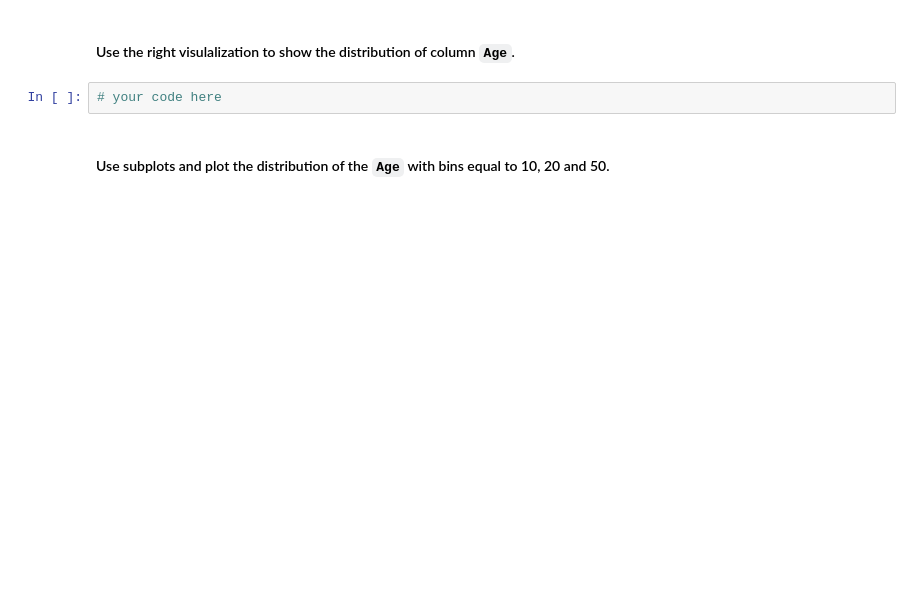
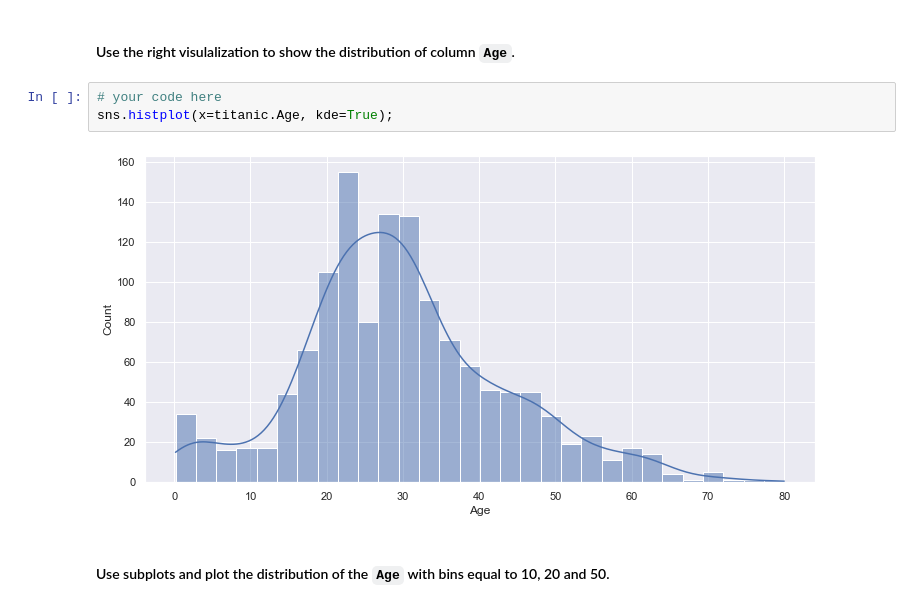
Before and after one commit to Ironhack-Data-Madrid-Mayo-2022/5.2-lab-matplotlib-seaborn, a Jupyter notebook: your-code/main.ipynb, the cells around one changed output. Saved outputs shown, nothing was run; the diff lists cells and outputs as text; blank space fills up the shorter version.

```diff
--- a/your-code/main.ipynb
+++ b/your-code/main.ipynb
@@ -203,6 +222,9 @@ AttributeError: 'numpy.ndarray' object has no attribute 'categories'
 #### Use the right visulalization to show the distribution of column `Age`.
 # %%
 # your code here
+sns.histplot(x=titanic.Age, kde=True);
+# %% [output]
+[figure, added]
 # %% [markdown]
 #### Use subplots and plot the distribution of the `Age`  with bins equal to 10, 20 and 50.
 # %%
```
Also changed, not shown: parts of 27 cells of this notebook.
